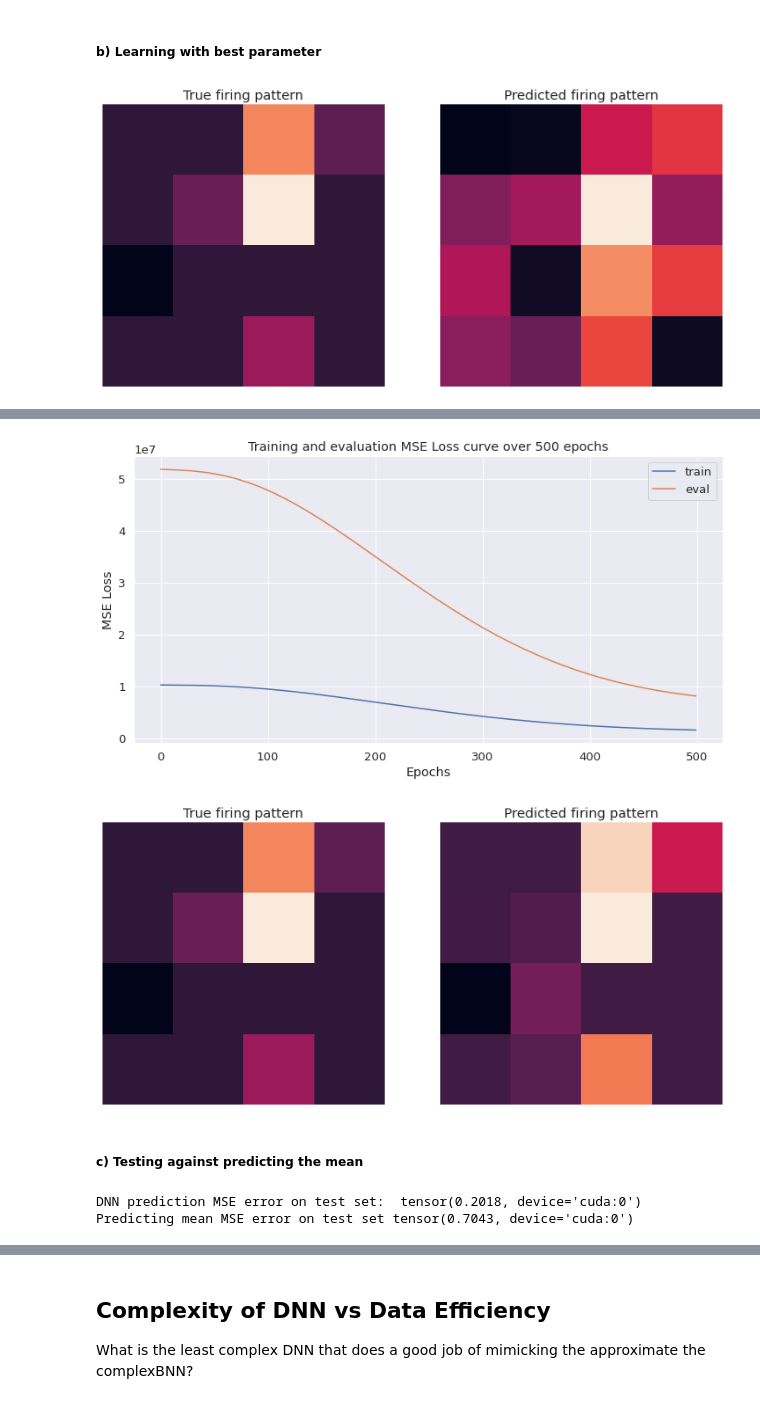
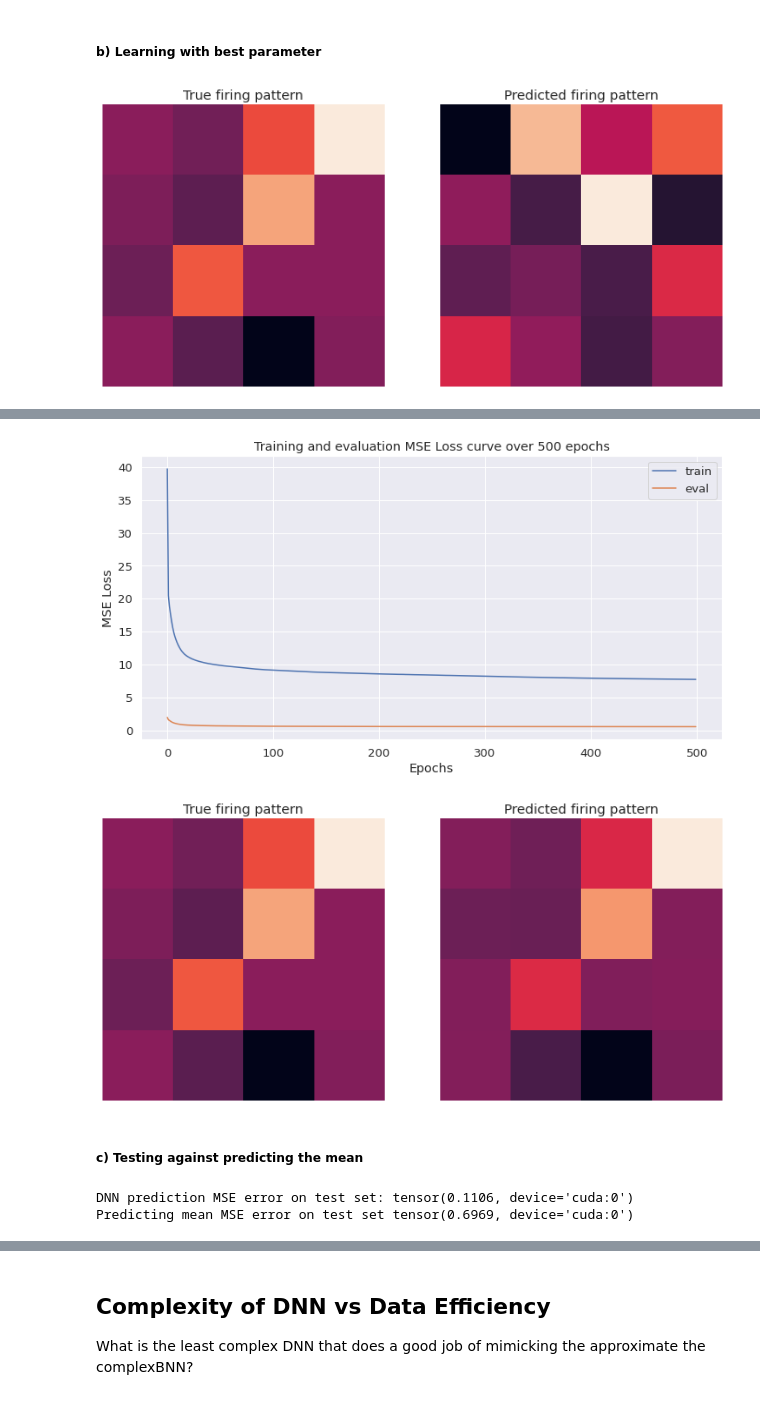
Before and after one commit to cngzlsh/BrainNet, a Jupyter notebook: approx_bnn_experiments.ipynb, the cells around one changed output, grey strips where cells are left out. Saved outputs shown, nothing was run; the diff lists cells and outputs as text; code cells hidden in the pictures.

```diff
--- a/approx_bnn_experiments.ipynb
+++ b/approx_bnn_experiments.ipynb
@@ -483,7 +590,7 @@ batch_size = 200   # number of data points in each mini-batch
 n_train = 200    # number of data used, from 1 to len(X_train)
 n_epochs = 50      # number of training epochs
 
-train_dataset = BNN_Dataset(X_train[:n_train], Y_train[:n_train])
+train_dataset = BNN_Dataset(X_train, Y_train)
 train_dataloader = DataLoader(train_dataset, batch_size=batch_size, shuffle=False)
 
 test_dataset = BNN_Dataset(X_test, Y_test)
@@ -531,7 +643,7 @@ Best hidden unit: 256, best layers: 8
 ##### b) Learning with best parameter
 # %%
 hidden_dim = 256
-n_linear_layers = 4
+n_linear_layers = 3
 
 v_idx = np.random.randint(0, len(Y_test)) # a random label in the test set to visualise
 
@@ -559,4 +671,4 @@ visualise_prediction(Y_test[v_idx,-1,:], Y_hats[v_idx,-1,:])
 
 torch.save(DNN.state_dict(), f'./dnn_params/complex_lstm_{n_linear_layers}_{hidden_dim}.pt')
 # %% [output]
-[figure, old version]
+[figure, new version]
@@ -580,13 +687,13 @@ Training completed with final epoch loss 1624264.5. Time elapsed: 0 h 0 m 11 s.
-[figure, old version]
+[figure, new version]
-[figure, old version]
+[figure, new version]
 # %% [markdown]
 ##### c) Testing against predicting the mean
 # %%
-print('DNN prediction MSE error on test set: ', F.mse_loss(Y_hats, Y_test))
+print('DNN prediction MSE error on test set:', F.mse_loss(Y_hats, Y_test))
 print('Predicting mean MSE error on test set', F.mse_loss(torch.mean(Y_test, dim=0).repeat([1000,1,1]), Y_test))
 # %% [output]
-DNN prediction MSE error on test set:  tensor(0.2018, device='cuda:0')
-Predicting mean MSE error on test set tensor(0.7043, device='cuda:0')
+DNN prediction MSE error on test set: tensor(0.1106, device='cuda:0')
+Predicting mean MSE error on test set tensor(0.6969, device='cuda:0')
 # %%
 # MSE by output neuron
 Y_hats, Y_test = Y_hats.view(-1, 16), Y_test.view(-1,16)
```
Also changed, not shown: parts of 21 cells of this notebook, 39 other files.
